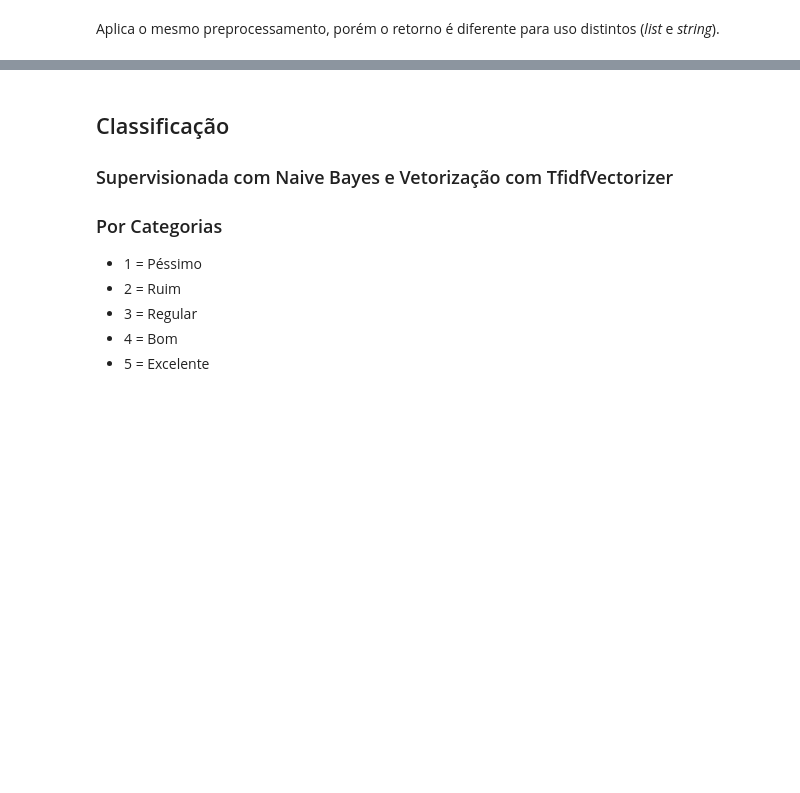
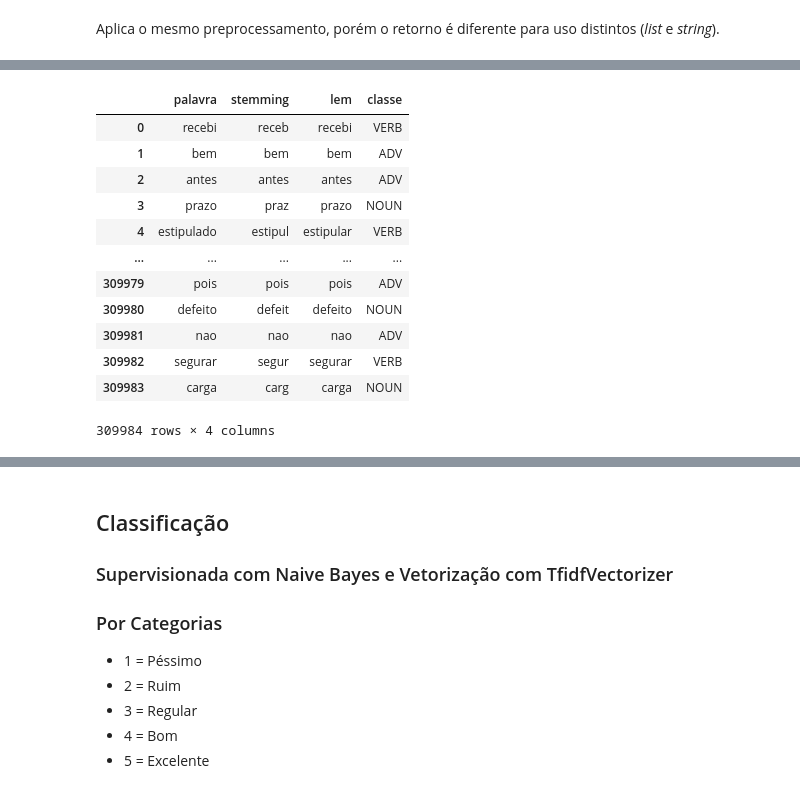
Before and after one commit to rabreu/Infnet-MIT-IA-PLN-PD_26E2_, a Jupyter notebook: Renata_Braga_de_Abreu_sistemas-cognitivos-linguagem-natural_pln.pdf.ipynb, the cells around one changed output, grey strips where cells are left out. Cells and saved outputs as stored; diff of their text form; code cells hidden in the pictures; blank space fills up the shorter version.

```diff
--- a/Renata_Braga_de_Abreu_sistemas-cognitivos-linguagem-natural_pln.pdf.ipynb
+++ b/Renata_Braga_de_Abreu_sistemas-cognitivos-linguagem-natural_pln.pdf.ipynb
@@ -144,13 +104,0 @@ You can now load the package via spacy.load('pt_core_news_md')
-# %%
-from collections import Counter
-import spacy
-snowball_pt = SnowballStemmer(language="portuguese")
-nlp_pt = spacy.load("pt_core_news_md")
-tokens_rad = []
-for tokens in reviews['tokens']:
-    for token in list(tokens):
-        token = snowball_pt.stem(token)
-        tokens_rad.append(token)
-
-for tuple_tokens in Counter(tokens_rad).most_common(50):
-    print(tuple_tokens)
@@ -196,0 +173,17 @@ for tuple_tokens in Counter(tokens_lem).most_common(50):
+# %%
+nouns = pd.DataFrame(tokens)
+nouns
+# %% [output]
+|  | palavra | stemming | lem | classe |
+| 0 | recebi | receb | recebi | VERB |
+| 1 | bem | bem | bem | ADV |
+| 2 | antes | antes | antes | ADV |
+| 3 | prazo | praz | prazo | NOUN |
+| 4 | estipulado | estipul | estipular | VERB |
+| ... | ... | ... | ... | ... |
+| 309979 | pois | pois | pois | ADV |
+| 309980 | defeito | defeit | defeito | NOUN |
+| 309981 | nao | nao | nao | ADV |
+| 309982 | segurar | segur | segurar | VERB |
+| 309983 | carga | carg | carga | NOUN |
+309984 rows × 4 columns
```
Also changed, not shown: parts of 32 cells of this notebook.
